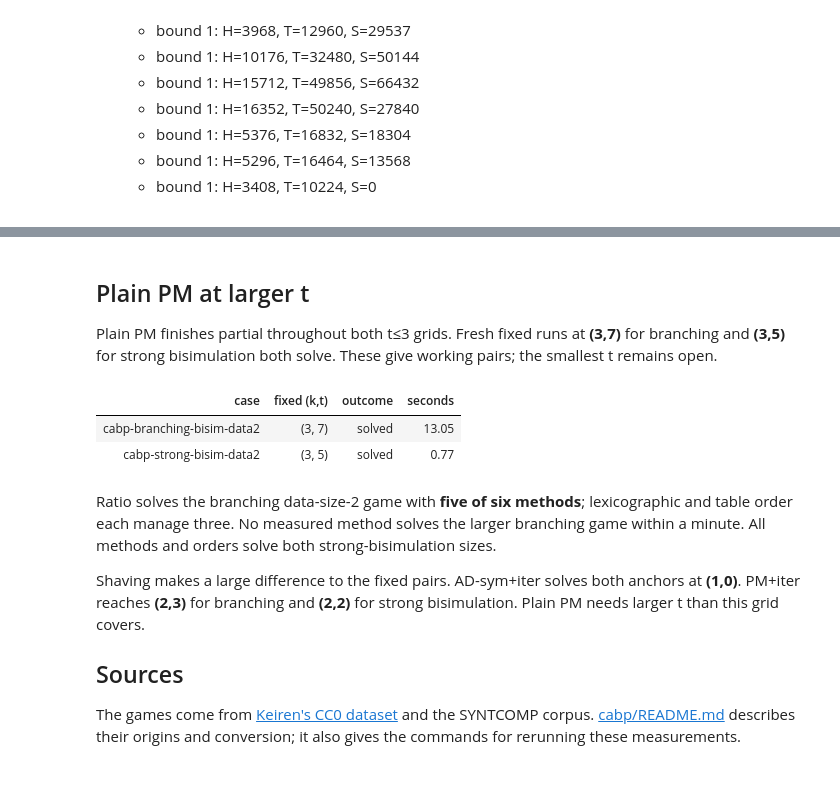
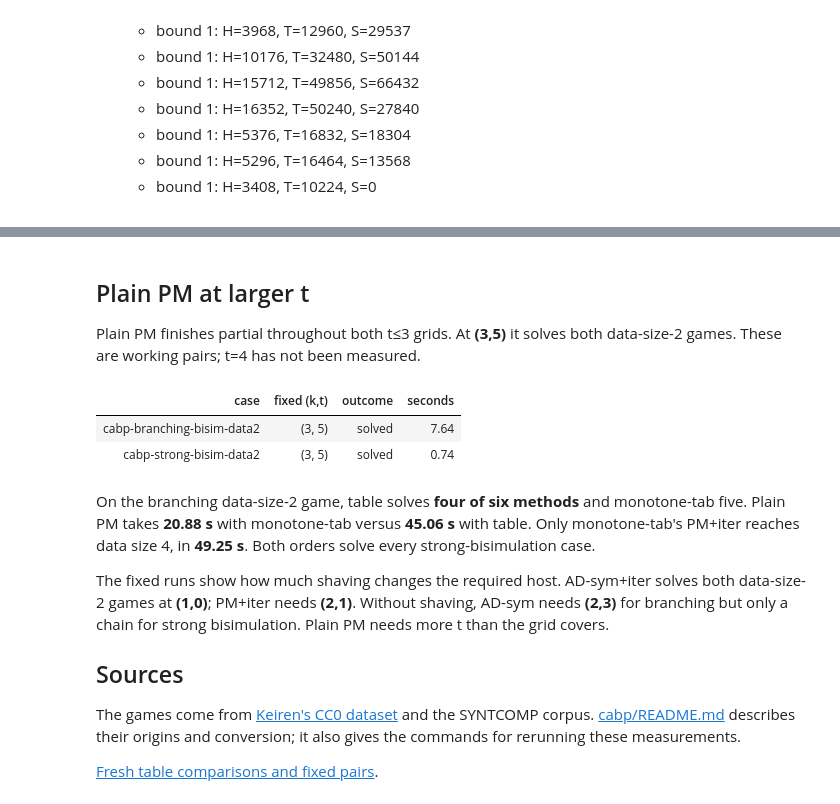
Before and after one commit to vfluegel/strahler-tree-experiments, a Jupyter notebook: jupyter-examples/09-adaptive-cabp-swp.ipynb, the cells around one changed output, grey strips where cells are left out. Cells and saved outputs as stored; diff of their text form; code cells hidden in the pictures.

```diff
--- a/jupyter-examples/09-adaptive-cabp-swp.ipynb
+++ b/jupyter-examples/09-adaptive-cabp-swp.ipynb
@@ -121,0 +124,11 @@ table
+# %%
+from family_benchmarks import recorded as family_recorded, result_text as family_result_text
+
+current_info, current = family_recorded("cabp", HERE / "cabp/table-orders-canonical-60s.json")
+current_cases = {(r["game"], r["backend"], r["order"]): r for r in current["rows"]}
+for order in current["orders"]:
+    print(order)
+    table(["case", "vertices", *BACKENDS],
+          [[g["label"], g["vertices"],
+            *[family_result_text(current_cases[g["id"], b, order]) for b in BACKENDS]]
+           for g in current_info["games"]])
@@ -160,29 +183,31 @@ table(["case", "method", "minimal (k,t)", "time/memory limits"],
 # %% [markdown]
 ## Plain PM at larger t
 
-Plain PM finishes partial throughout both t≤3 grids. Fresh fixed runs at
-**(3,7)** for branching and **(3,5)** for strong bisimulation both solve.
-These give working pairs; the smallest t remains open.
+Plain PM finishes partial throughout both t≤3 grids. At **(3,5)** it solves
+both data-size-2 games. These are working pairs; t=4 has not been measured.
 # %%
 table(["case", "fixed (k,t)", "outcome", "seconds"],
       [[r["game"], (r["k"], r["t"]), r["outcome"], f"{r['seconds']:.2f}"]
-       for r in recording["followup_rows"]])
+       for r in current["followup_rows"]])
 # %% [output]
 | case | fixed (k,t) | outcome | seconds |
-| cabp-branching-bisim-data2 | (3, 7) | solved | 13.05 |
-| cabp-strong-bisim-data2 | (3, 5) | solved | 0.77 |
+| cabp-branching-bisim-data2 | (3, 5) | solved | 7.64 |
+| cabp-strong-bisim-data2 | (3, 5) | solved | 0.74 |
 # %% [markdown]
-Ratio solves the branching data-size-2 game with **five of six methods**;
-lexicographic and table order each manage three. No measured method solves
-the larger branching game within a minute. All methods and orders solve both
-strong-bisimulation sizes.
+On the branching data-size-2 game, table solves **four of six methods** and
+monotone-tab five. Plain PM takes **20.88 s** with monotone-tab versus
+**45.06 s** with table. Only monotone-tab's PM+iter reaches data size 4,
+in **49.25 s**. Both orders solve every strong-bisimulation case.
 
-Shaving makes a large difference to the fixed pairs. AD-sym+iter solves both
-anchors at **(1,0)**. PM+iter reaches **(2,3)** for branching and **(2,2)**
-for strong bisimulation. Plain PM needs larger t than this grid covers.
+The fixed runs show how much shaving changes the required host. AD-sym+iter
+solves both data-size-2 games at **(1,0)**; PM+iter needs **(2,1)**.
+Without shaving, AD-sym needs **(2,3)** for branching but only a chain for strong
+bisimulation. Plain PM needs more t than the grid covers.
 
 ## Sources
 
 The games come from [Keiren's CC0 dataset](https://doi.org/10.6084/m9.figshare.6004130.v1)
 and the SYNTCOMP corpus. [cabp/README.md](cabp/README.md) describes their origins
 and conversion; it also gives the commands for rerunning these measurements.
+
+[Fresh table comparisons and fixed pairs](cabp/table-orders-canonical-60s.json).
```
Also changed, not shown: parts of 7 cells of this notebook, 19 other files.
